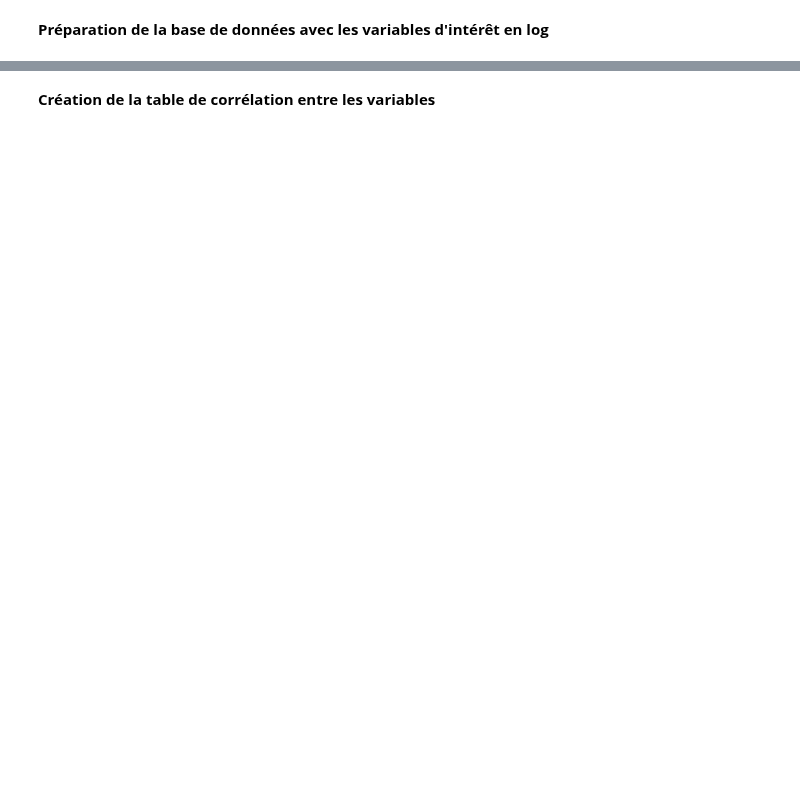
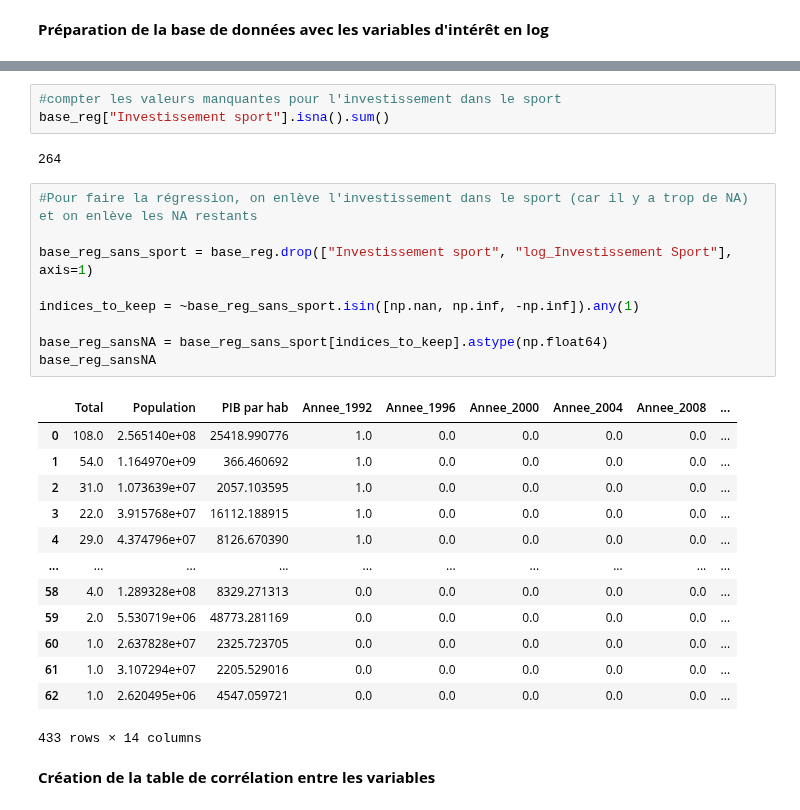
Before and after one commit to clemencebriodeau/Projet-python, a Jupyter notebook: Modelisation.ipynb, the cells around one changed output, grey strips where cells are left out. Saved outputs shown, nothing was run; the diff lists cells and outputs as text; blank space fills up the shorter version.

```diff
--- a/Modelisation.ipynb
+++ b/Modelisation.ipynb
@@ -32,3 +58,31 @@ NameError: name 'base_reg' is not defined
+# %%
+#compter les valeurs manquantes pour l'investissement dans le sport
+base_reg["Investissement sport"].isna().sum()
+# %% [output]
+264
+# %%
+#Pour faire la régression, on enlève l'investissement dans le sport (car il y a trop de NA) et on enlève les NA restants
+
+base_reg_sans_sport = base_reg.drop(["Investissement sport", "log_Investissement Sport"], axis=1)
+
+indices_to_keep = ~base_reg_sans_sport.isin([np.nan, np.inf, -np.inf]).any(1)
+
+base_reg_sansNA = base_reg_sans_sport[indices_to_keep].astype(np.float64)
+base_reg_sansNA
+# %% [output]
+|  | Total | Population | PIB par hab | Annee_1992 | Annee_1996 | Annee_2000 | Annee_2004 | Annee_2008 | ... |
+| 0 | 108.0 | 2.565140e+08 | 25418.990776 | 1.0 | 0.0 | 0.0 | 0.0 | 0.0 | ... |
+| 1 | 54.0 | 1.164970e+09 | 366.460692 | 1.0 | 0.0 | 0.0 | 0.0 | 0.0 | ... |
+| 2 | 31.0 | 1.073639e+07 | 2057.103595 | 1.0 | 0.0 | 0.0 | 0.0 | 0.0 | ... |
+| 3 | 22.0 | 3.915768e+07 | 16112.188915 | 1.0 | 0.0 | 0.0 | 0.0 | 0.0 | ... |
+| 4 | 29.0 | 4.374796e+07 | 8126.670390 | 1.0 | 0.0 | 0.0 | 0.0 | 0.0 | ... |
+| ... | ... | ... | ... | ... | ... | ... | ... | ... | ... |
+| 58 | 4.0 | 1.289328e+08 | 8329.271313 | 0.0 | 0.0 | 0.0 | 0.0 | 0.0 | ... |
+| 59 | 2.0 | 5.530719e+06 | 48773.281169 | 0.0 | 0.0 | 0.0 | 0.0 | 0.0 | ... |
+| 60 | 1.0 | 2.637828e+07 | 2325.723705 | 0.0 | 0.0 | 0.0 | 0.0 | 0.0 | ... |
+| 61 | 1.0 | 3.107294e+07 | 2205.529016 | 0.0 | 0.0 | 0.0 | 0.0 | 0.0 | ... |
+| 62 | 1.0 | 2.620495e+06 | 4547.059721 | 0.0 | 0.0 | 0.0 | 0.0 | 0.0 | ... |
+433 rows × 14 columns
 # %% [markdown]
 **Création de la table de corrélation entre les variables**
 # %%
```
Also changed, not shown: parts of 20 cells of this notebook.
